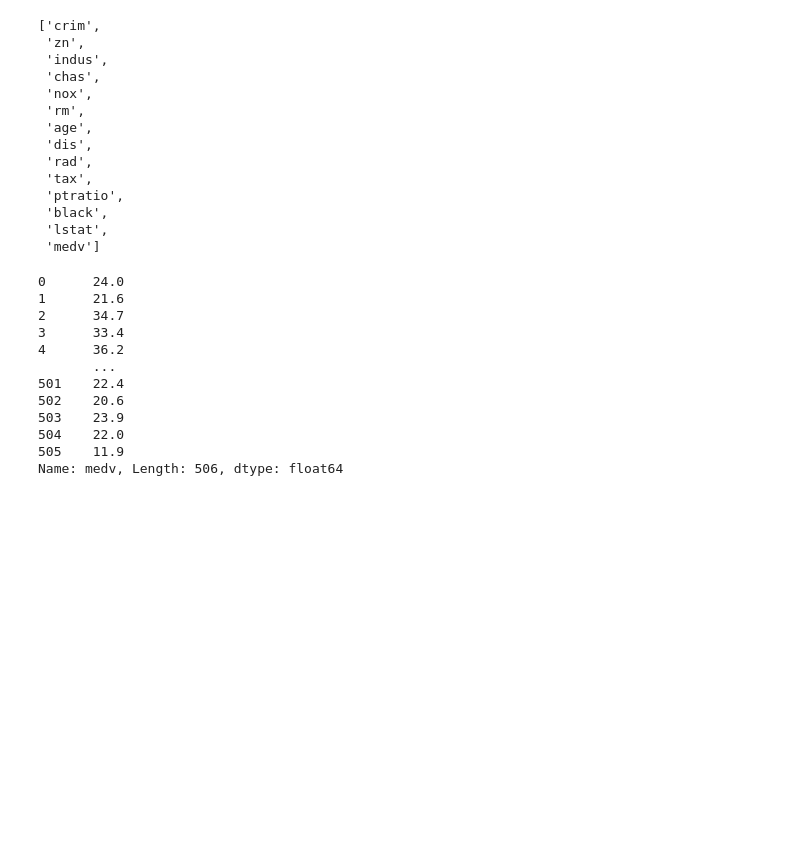
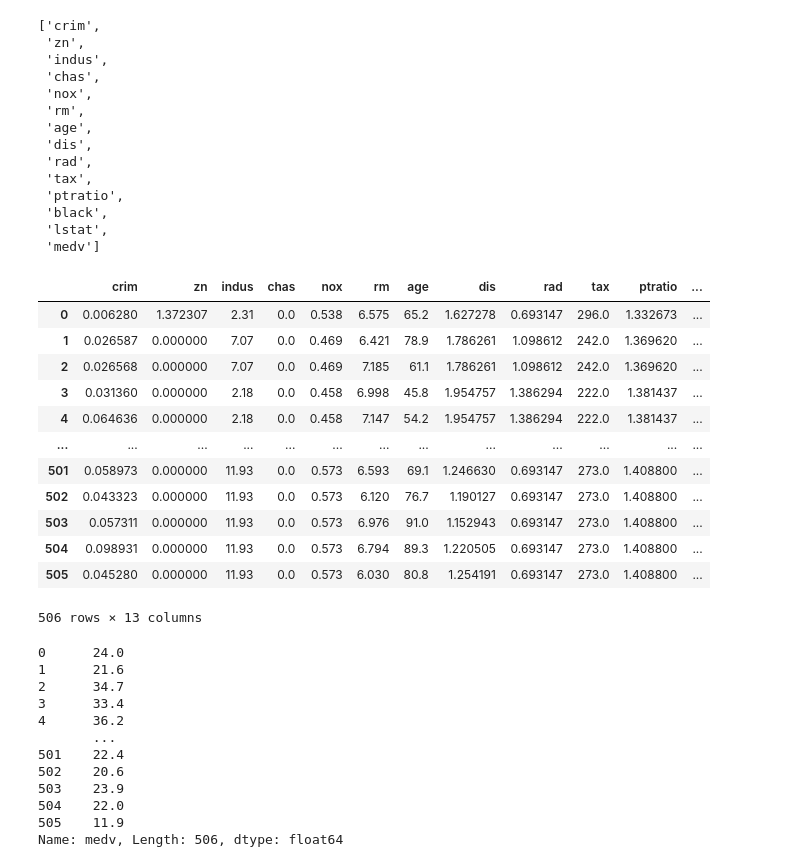
Before and after one commit to mohmaed7777/prediction-Houses-price-with-linear-Regression, a Jupyter notebook: Boston houses price.ipynb, the cells around one changed output. Saved outputs shown, nothing was run; the diff lists cells and outputs as text; code cells hidden in the pictures; blank space fills up the shorter version.

```diff
--- a/Boston houses price.ipynb
+++ b/Boston houses price.ipynb
@@ -197,8 +222,35 @@ df.columns.tolist()
  'lstat',
  'medv']
 # %%
-# Create x and y:
-y = df['medv']
-
-x = df[['crim','zn','indus','chas','nox','rm','age','dis','rad','tax','ptratio','black','lstat']]
+# Create X and Y :
+y_col = df['medv']
+boston_data = df
+x = boston_data[['crim',
+ 'zn',
+ 'indus',
+ 'chas',
+ 'nox',
+ 'rm',
+ 'age',
+ 'dis',
+ 'rad',
+ 'tax',
+ 'ptratio',
+ 'black',
+ 'lstat']]
+x
+# %% [output]
+|  | crim | zn | indus | chas | nox | rm | age | dis | rad | tax | ptratio | ... |
+| 0 | 0.006280 | 1.372307 | 2.31 | 0.0 | 0.538 | 6.575 | 65.2 | 1.627278 | 0.693147 | 296.0 | 1.332673 | ... |
+| 1 | 0.026587 | 0.000000 | 7.07 | 0.0 | 0.469 | 6.421 | 78.9 | 1.786261 | 1.098612 | 242.0 | 1.369620 | ... |
+| 2 | 0.026568 | 0.000000 | 7.07 | 0.0 | 0.469 | 7.185 | 61.1 | 1.786261 | 1.098612 | 242.0 | 1.369620 | ... |
+| 3 | 0.031360 | 0.000000 | 2.18 | 0.0 | 0.458 | 6.998 | 45.8 | 1.954757 | 1.386294 | 222.0 | 1.381437 | ... |
+| 4 | 0.064636 | 0.000000 | 2.18 | 0.0 | 0.458 | 7.147 | 54.2 | 1.954757 | 1.386294 | 222.0 | 1.381437 | ... |
+| ... | ... | ... | ... | ... | ... | ... | ... | ... | ... | ... | ... | ... |
+| 501 | 0.058973 | 0.000000 | 11.93 | 0.0 | 0.573 | 6.593 | 69.1 | 1.246630 | 0.693147 | 273.0 | 1.408800 | ... |
+| 502 | 0.043323 | 0.000000 | 11.93 | 0.0 | 0.573 | 6.120 | 76.7 | 1.190127 | 0.693147 | 273.0 | 1.408800 | ... |
+| 503 | 0.057311 | 0.000000 | 11.93 | 0.0 | 0.573 | 6.976 | 91.0 | 1.152943 | 0.693147 | 273.0 | 1.408800 | ... |
+| 504 | 0.098931 | 0.000000 | 11.93 | 0.0 | 0.573 | 6.794 | 89.3 | 1.220505 | 0.693147 | 273.0 | 1.408800 | ... |
+| 505 | 0.045280 | 0.000000 | 11.93 | 0.0 | 0.573 | 6.030 | 80.8 | 1.254191 | 0.693147 | 273.0 | 1.408800 | ... |
+506 rows × 13 columns
 # %%
```
Also changed, not shown: parts of 26 cells of this notebook.
